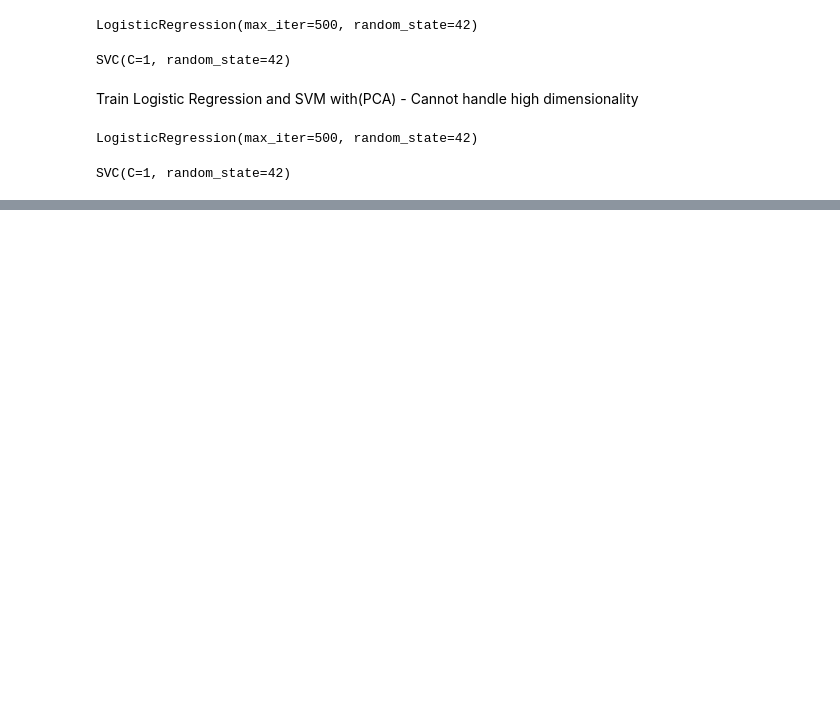
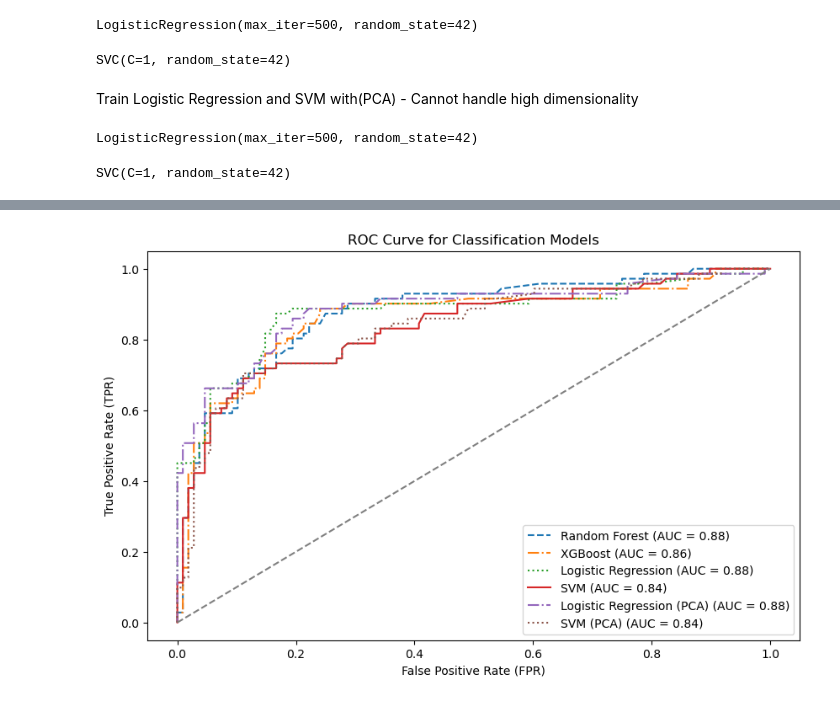
Before and after one commit to RizikiLily/CLASSIFICATION_TITANIC, a Jupyter notebook: classification.ipynb, the cells around one changed output, grey strips where cells are left out. Cells and saved outputs as stored; diff of their text form; code cells hidden in the pictures; blank space fills up the shorter version.

```diff
--- a/classification.ipynb
+++ b/classification.ipynb
@@ -316,0 +322,24 @@ weighted avg       0.53      0.55      0.54       179
+# %%
+# Get probability scores for models that support it
+y_prob_rf = best_rf.predict_proba(X_test_scaled)[:, 1]
+y_prob_xgb = xgb_model.predict_proba(X_test_scaled)[:, 1]
+y_prob_lr = lr_model.predict_proba(X_test_scaled)[:, 1]
+y_prob_svm = svm_model.decision_function(X_test_scaled)  # SVM uses decision function
+y_prob_lr_pca = lr_model_pca.predict_proba(X_test_pca)[:, 1]
+y_prob_svm_pca = svm_model_pca.decision_function(X_test_pca)
+# %%
+# Compute ROC Curves
+fpr_rf, tpr_rf, _ = roc_curve(y_test, y_prob_rf)
+fpr_xgb, tpr_xgb, _ = roc_curve(y_test, y_prob_xgb)
+fpr_lr, tpr_lr, _ = roc_curve(y_test, y_prob_lr)
+fpr_svm, tpr_svm, _ = roc_curve(y_test, y_prob_svm)
+fpr_lr_pca, tpr_lr_pca, _ = roc_curve(y_test, y_prob_lr_pca)
+fpr_svm_pca, tpr_svm_pca, _ = roc_curve(y_test, y_prob_svm_pca)
+
+# Compute AUC Scores
+auc_rf = roc_auc_score(y_test, y_prob_rf)
+auc_xgb = roc_auc_score(y_test, y_prob_xgb)
+auc_lr = roc_auc_score(y_test, y_prob_lr)
+auc_svm = roc_auc_score(y_test, y_prob_svm)
+auc_lr_pca = roc_auc_score(y_test, y_prob_lr_pca)
+auc_svm_pca = roc_auc_score(y_test, y_prob_svm_pca)
@@ -316,0 +402,22 @@ weighted avg       0.53      0.55      0.54       179
+# %%
+plt.figure(figsize=(10, 6))
+
+# Plot ROC curves for each model
+plt.plot(fpr_rf, tpr_rf, label=f"Random Forest (AUC = {auc_rf:.2f})", linestyle='--')
+plt.plot(fpr_xgb, tpr_xgb, label=f"XGBoost (AUC = {auc_xgb:.2f})", linestyle='-.')
+plt.plot(fpr_lr, tpr_lr, label=f"Logistic Regression (AUC = {auc_lr:.2f})", linestyle=':')
+plt.plot(fpr_svm, tpr_svm, label=f"SVM (AUC = {auc_svm:.2f})", linestyle='-')
+plt.plot(fpr_lr_pca, tpr_lr_pca, label=f"Logistic Regression (PCA) (AUC = {auc_lr_pca:.2f})", linestyle='dashdot')
+plt.plot(fpr_svm_pca, tpr_svm_pca, label=f"SVM (PCA) (AUC = {auc_svm_pca:.2f})", linestyle='dotted')
+
+# Plot the diagonal (random classifier)
+plt.plot([0, 1], [0, 1], color='grey', linestyle='dashed')
+
+# Labels and Title
+plt.xlabel("False Positive Rate (FPR)")
+plt.ylabel("True Positive Rate (TPR)")
+plt.title("ROC Curve for Classification Models")
+plt.legend()
+plt.show()
+# %% [output]
+[figure, added]
```
Also changed, not shown: parts of 22 cells of this notebook.
